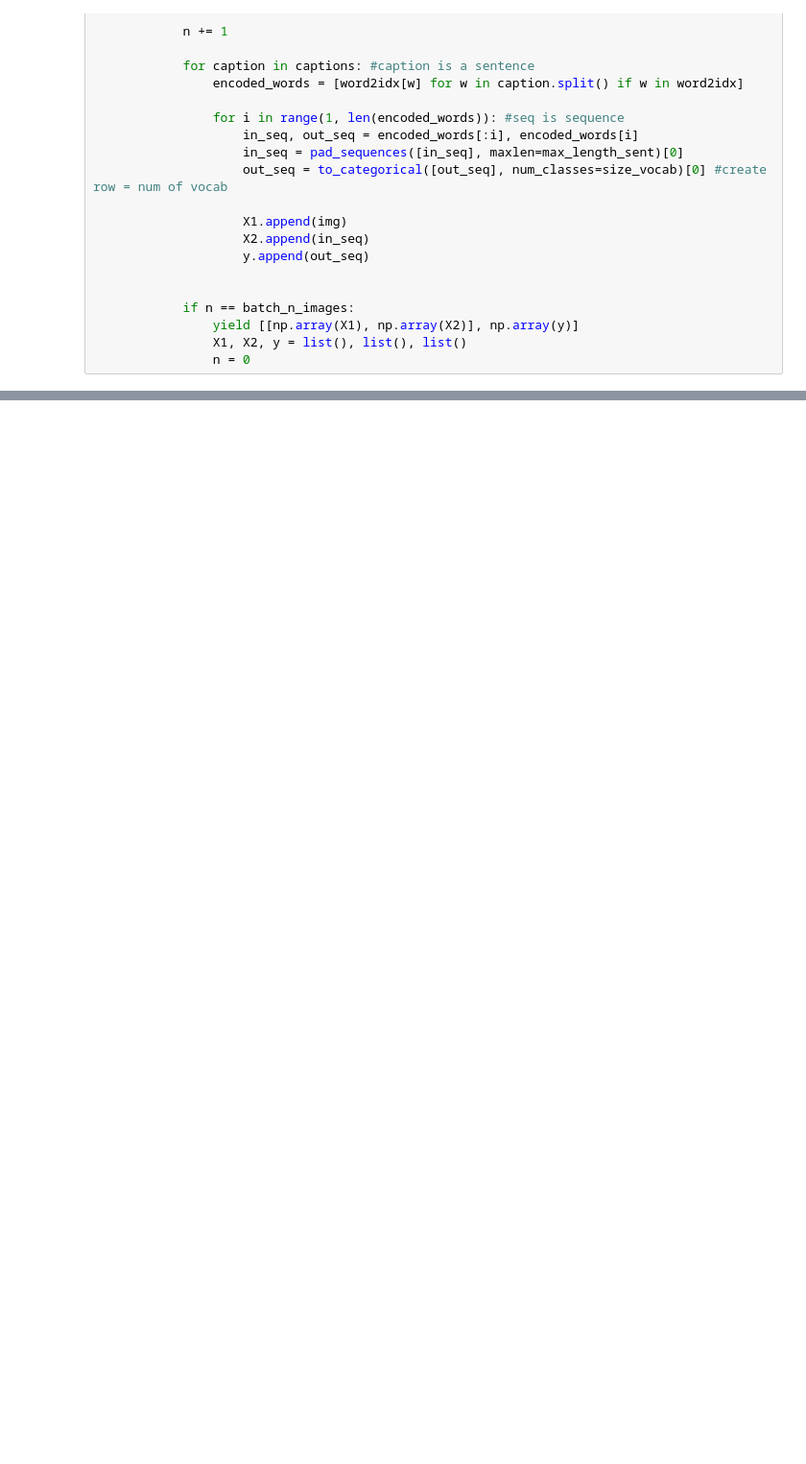
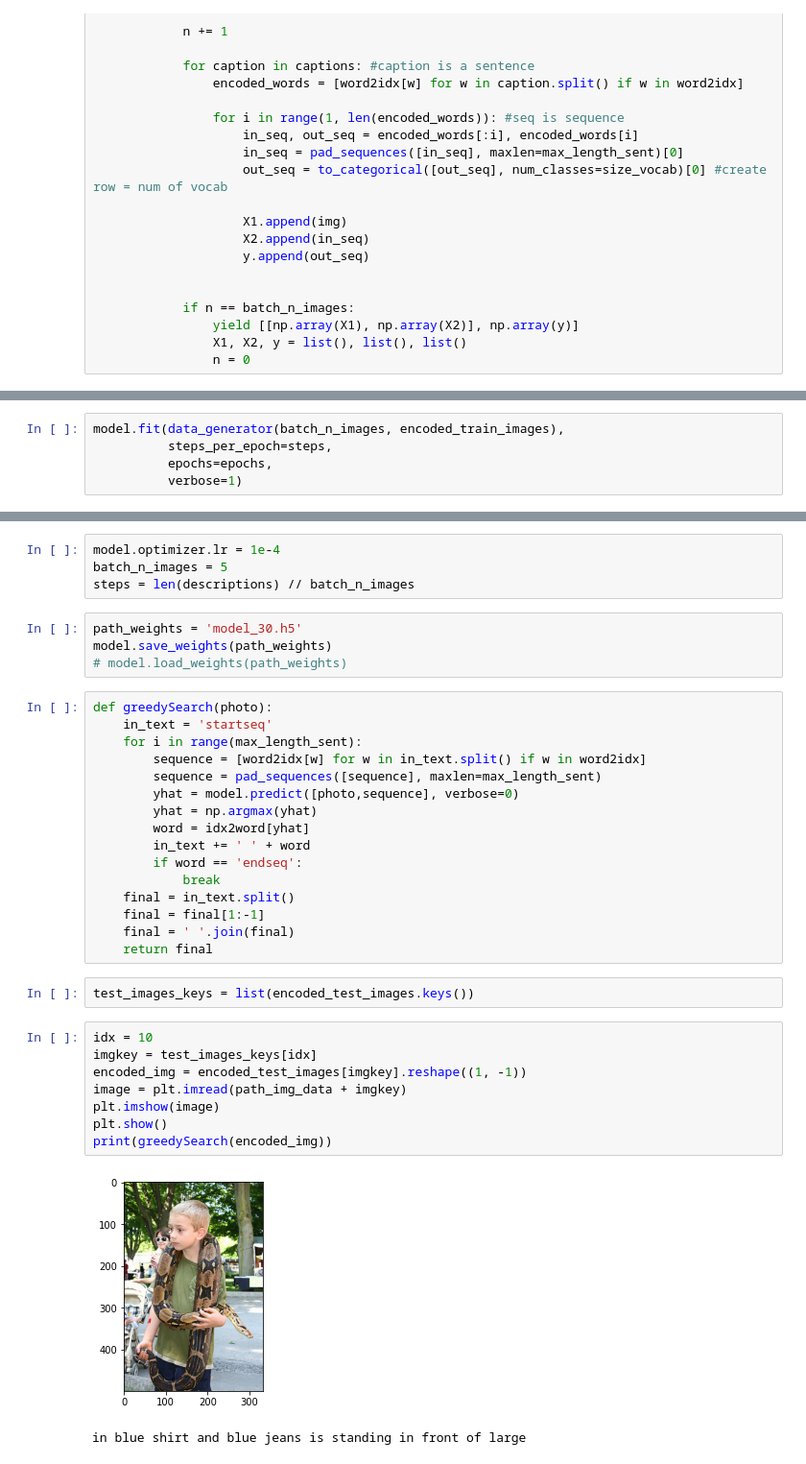
Before and after one commit to malraharsh/Image-Captioning, a Jupyter notebook: Image_Captioning.ipynb, the cells around one changed output, grey strips where cells are left out. Shown: that part at 96% size. Drawn from its saved outputs; the diff is of its cells as text; blank space fills up the shorter version.

```diff
--- a/Image_Captioning.ipynb
+++ b/Image_Captioning.ipynb
@@ -382,0 +473,5 @@ model.fit(data_generator(batch_n_images, encoded_train_images),
+# %%
+model.fit(data_generator(batch_n_images, encoded_train_images),
+          steps_per_epoch=steps,
+          epochs=epochs,
+          verbose=1)
@@ -382,0 +490,37 @@ model.fit(data_generator(batch_n_images, encoded_train_images),
+# %%
+model.optimizer.lr = 1e-4
+batch_n_images = 5
+steps = len(descriptions) // batch_n_images
+# %%
+path_weights = 'model_30.h5'
+model.save_weights(path_weights)
+# model.load_weights(path_weights)
+# %%
+def greedySearch(photo):
+    in_text = 'startseq'
+    for i in range(max_length_sent):
+        sequence = [word2idx[w] for w in in_text.split() if w in word2idx]
+        sequence = pad_sequences([sequence], maxlen=max_length_sent)
+        yhat = model.predict([photo,sequence], verbose=0)
+        yhat = np.argmax(yhat)
+        word = idx2word[yhat]
+        in_text += ' ' + word
+        if word == 'endseq':
+            break
+    final = in_text.split()
+    final = final[1:-1]
+    final = ' '.join(final)
+    return final
+# %%
+test_images_keys = list(encoded_test_images.keys())
+# %%
+idx = 10
+imgkey = test_images_keys[idx]
+encoded_img = encoded_test_images[imgkey].reshape((1, -1))
+image = plt.imread(path_img_data + imgkey)
+plt.imshow(image)
+plt.show()
+print(greedySearch(encoded_img))
+# %% [output]
+[figure, added]
+in blue shirt and blue jeans is standing in front of large
```
Also changed, not shown: parts of 28 cells of this notebook.
